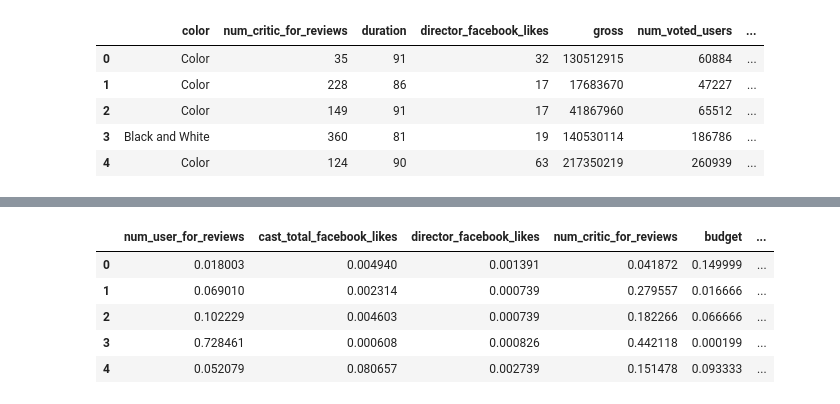
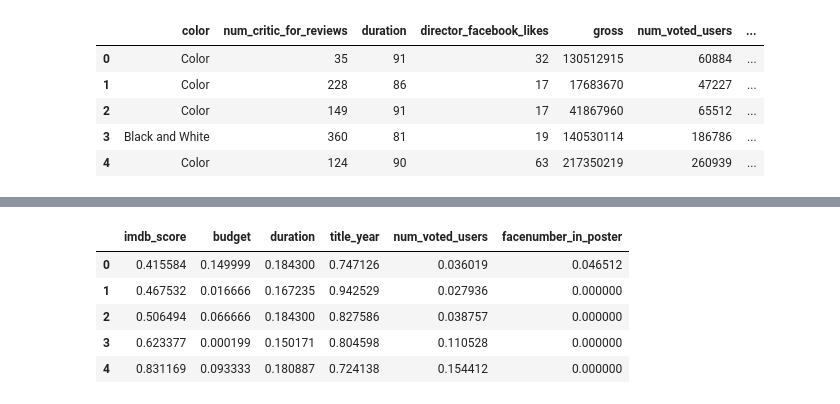
Before and after one commit to marc-hern/Feature-Selection-In-IMDB, a Jupyter notebook: Feature-Selection.ipynb, the cells around one changed output, grey strips where cells are left out. Saved outputs shown, nothing was run; the diff lists cells and outputs as text; code cells hidden in the pictures.

```diff
--- a/Feature-Selection.ipynb
+++ b/Feature-Selection.ipynb
@@ -28,0 +158,11 @@ movies_dataframe.head()
+# %%
+# Function to convert color values to binary values
+def categorical_to_numeric(x):
+    if x == 'Color':
+        return 1;
+    else:
+        return 0;
+
+# Creates a new feature named ColorLabel using converted values
+movies_dataframe['ColorLabel'] = movies_dataframe['color'].apply(categorical_to_numeric)
+movies_dataframe.head()
@@ -29,11 +237,12 @@ movies_dataframe.head()
 # %%
-feature_scaled = movies_dataframe[['num_user_for_reviews','cast_total_facebook_likes','director_facebook_likes','num_critic_for_reviews','budget','imdb_score','title_year','num_voted_users','duration','facenumber_in_poster']]
+feature_scaled = movies_dataframe[['imdb_score', 'budget', 'duration', 'title_year', 'num_voted_users', 'facenumber_in_poster']]
 feature_scaled = feature_scaled.apply(lambda x: ((x - x.min()) / (x.max() - x.min())))
+
 feature_scaled.head()
 # %% [output]
-|  | num_user_for_reviews | cast_total_facebook_likes | director_facebook_likes | num_critic_for_reviews | budget | ... |
-| 0 | 0.018003 | 0.004940 | 0.001391 | 0.041872 | 0.149999 | ... |
-| 1 | 0.069010 | 0.002314 | 0.000739 | 0.279557 | 0.016666 | ... |
-| 2 | 0.102229 | 0.004603 | 0.000739 | 0.182266 | 0.066666 | ... |
-| 3 | 0.728461 | 0.000608 | 0.000826 | 0.442118 | 0.000199 | ... |
-| 4 | 0.052079 | 0.080657 | 0.002739 | 0.151478 | 0.093333 | ... |
+|  | imdb_score | budget | duration | title_year | num_voted_users | facenumber_in_poster |
+| 0 | 0.415584 | 0.149999 | 0.184300 | 0.747126 | 0.036019 | 0.046512 |
+| 1 | 0.467532 | 0.016666 | 0.167235 | 0.942529 | 0.027936 | 0.000000 |
+| 2 | 0.506494 | 0.066666 | 0.184300 | 0.827586 | 0.038757 | 0.000000 |
+| 3 | 0.623377 | 0.000199 | 0.150171 | 0.804598 | 0.110528 | 0.000000 |
+| 4 | 0.831169 | 0.093333 | 0.180887 | 0.724138 | 0.154412 | 0.000000 |
```
Also changed, not shown: parts of 25 cells of this notebook, 2 other files.
